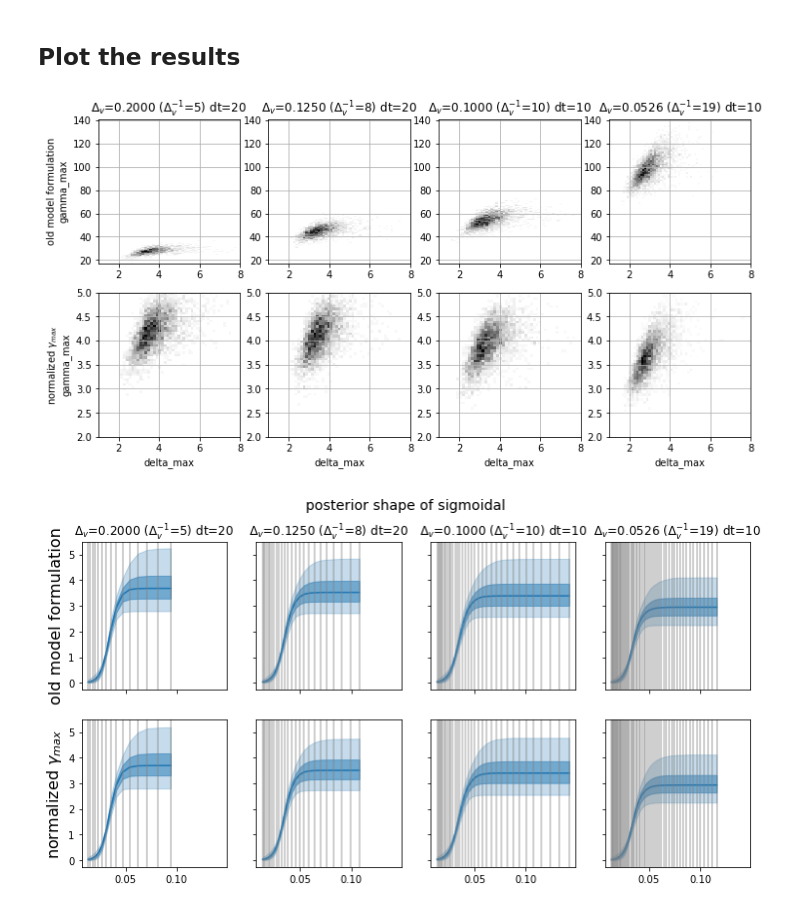
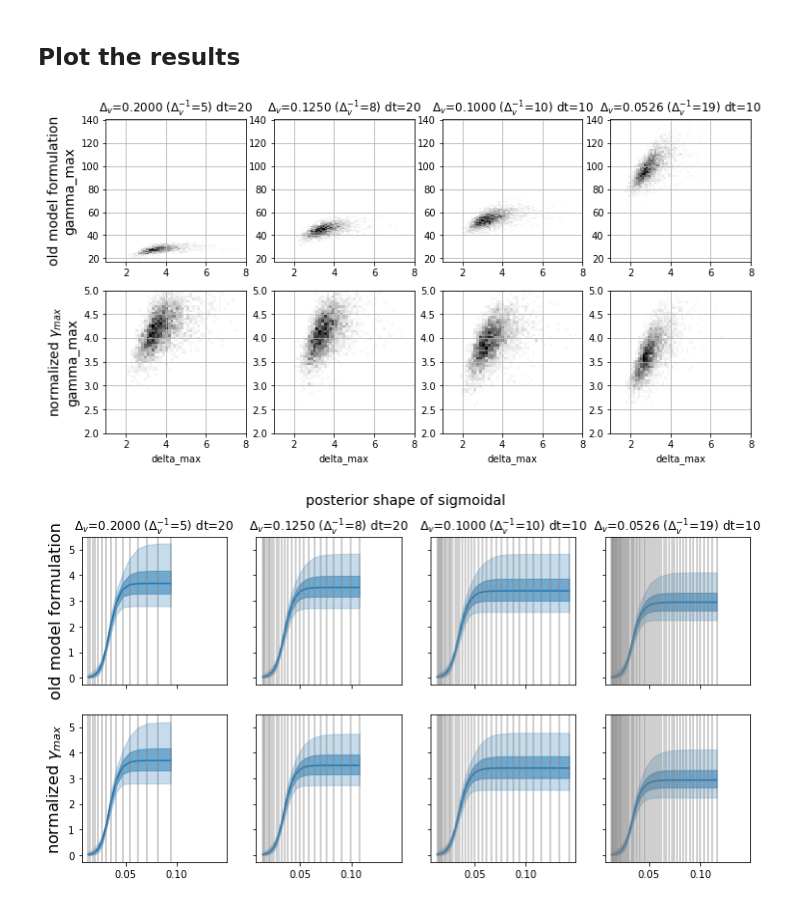
Before and after one commit to fribalet/Bayesian-matrixmodel, a Jupyter notebook: resolutionexperiments_sigmoidaldelta.ipynb, the cells around one changed output. Saved outputs shown, nothing was run; the diff lists cells and outputs as text; code cells hidden in the pictures.

```diff
--- a/resolutionexperiments_sigmoidaldelta.ipynb
+++ b/resolutionexperiments_sigmoidaldelta.ipynb
@@ -257,35 +257,35 @@ nrows = len(models)
 
 fig, axs = plt.subplots(nrows=nrows, ncols=ncols, figsize=(12,12/ncols*nrows))
 
 for irow,name in enumerate(models):
     xlim = np.array((1000,-1))
     ylim = np.array((1000,-1))
     for icol,k in enumerate(data):
         ax = axs[irow,icol]
         ax.hist2d(mcmc[name][k][xname],mcmc[name][k][yname],bins=50,cmap=mpl.cm.gray_r)
         ax.grid(True)
 
         cxlim = ax.get_xlim()
         cylim = ax.get_ylim()
 
         xlim[0] = min(xlim[0], cxlim[0])
         xlim[1] = max(xlim[1], cxlim[1])
         ylim[0] = min(ylim[0], cylim[0])
         ylim[1] = max(ylim[1], cylim[1])
 
         if icol == 0:
-            ax.set_ylabel(desc[name]+'\n'+yname)
+            ax.set_ylabel(desc[name]+'\n'+yname, size=14)
         if irow == 0:
             ax.set_title('$\Delta_v$={:.4f} ($\Delta_v^{{-1}}$={:.0f}) dt={:d}'.format(1/data[k]['delta_v_inv'],
                                                                                data[k]['delta_v_inv'],
                                                                                data[k]['dt']))
     for ax in axs[irow,:]:
         ax.set_xlim(xlim)
         ax.set_ylim(ylim)
 for ax in axs[-1,:]:
     ax.set_xlabel(xname)
 # %% [output]
-[figure, old version]
+[figure, new version]
 # %%
 sig_quantiles = {}
 
```
Also changed, not shown: 2 other files.
